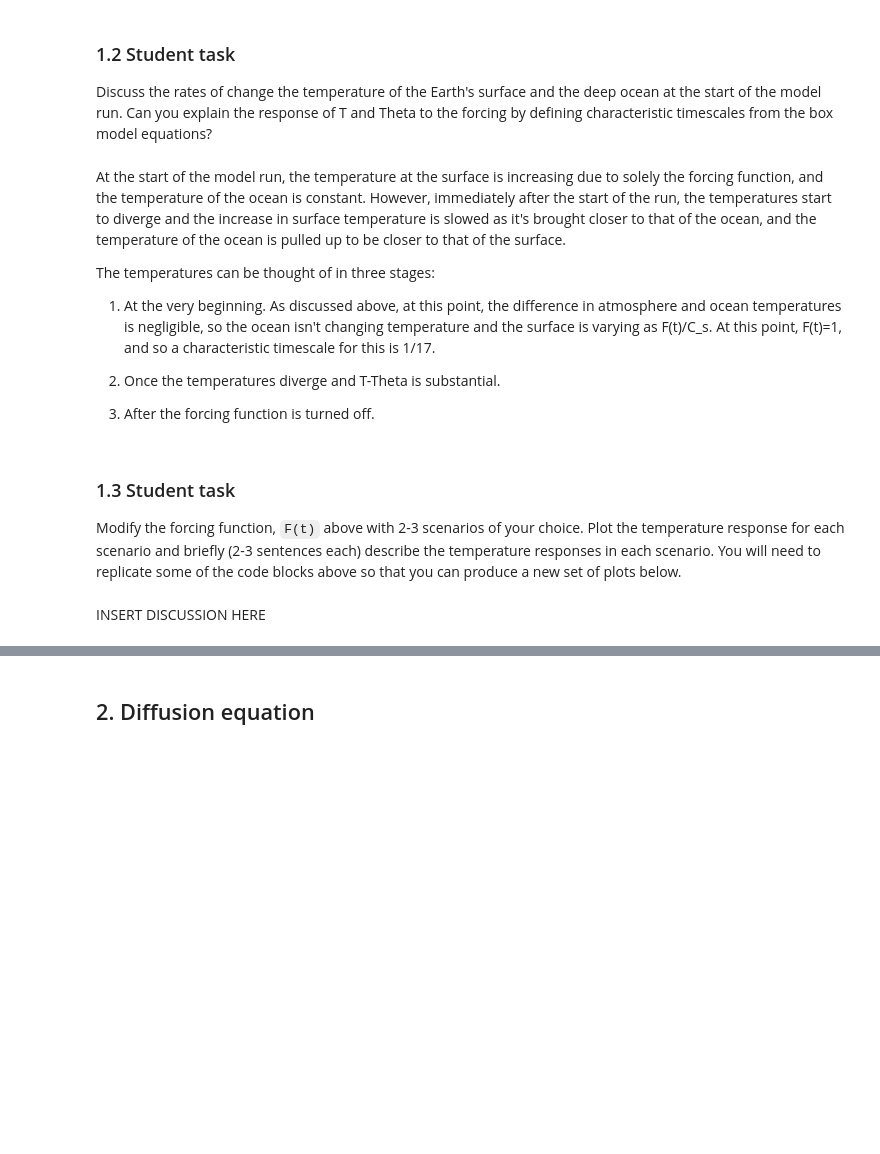
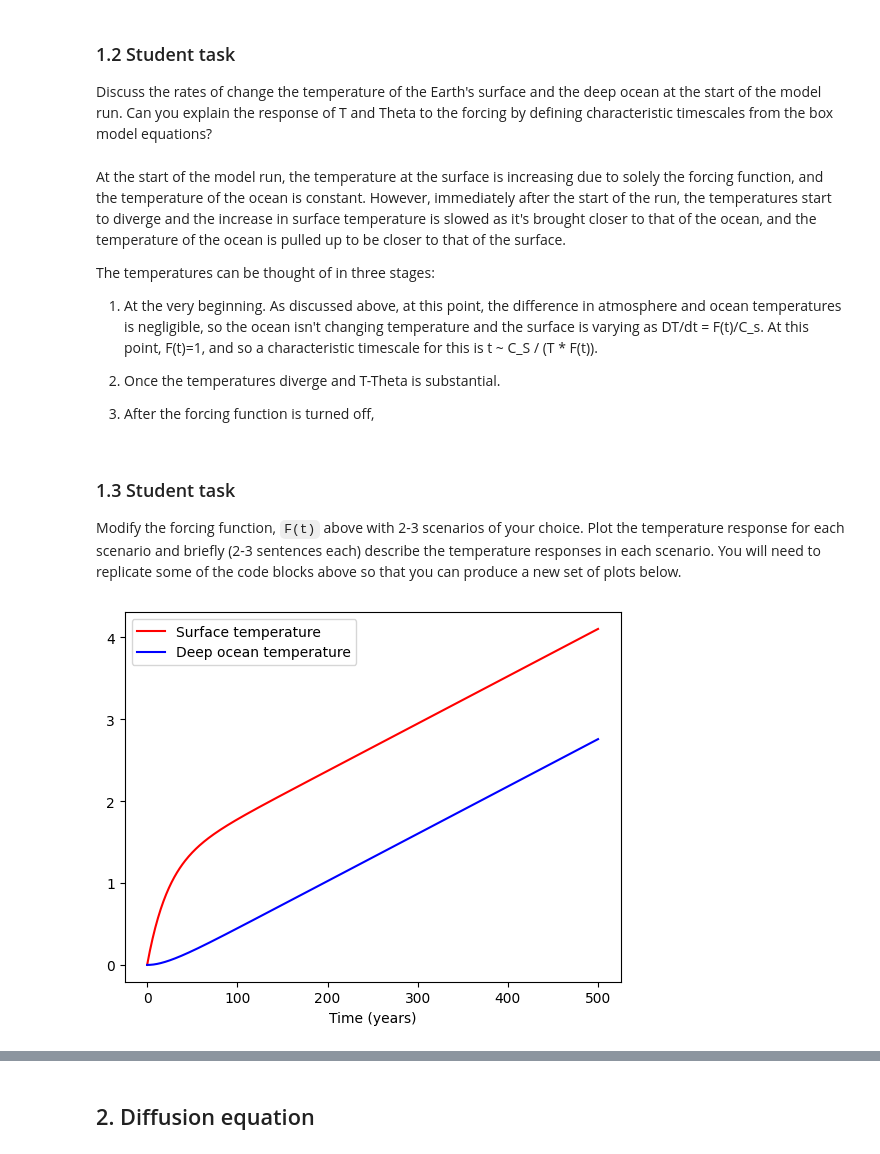
Before and after one commit to johnryantaylor/QCES, a Jupyter notebook: Project1_numerical_methods.ipynb, the cells around one changed output, grey strips where cells are left out. Drawn from its saved outputs; the diff is of its cells as text; code cells hidden in the pictures; blank space fills up the shorter version.

```diff
--- a/Project1_numerical_methods.ipynb
+++ b/Project1_numerical_methods.ipynb
@@ -83,7 +83,7 @@ def get_temps_for_forcing_fn(forcing_fn):
   T[0] = 0
   theta[0] = 0
   for i in range(0, Nt-1):
-      T[i+1] = T[i] + dt * (F(i) - gamma * (T[i] - theta[i])) / C_s
+      T[i+1] = T[i] + dt * (forcing_fn(i) - gamma * (T[i] - theta[i])) / C_s
       theta[i+1] = theta[i] + dt * gamma * (T[i] - theta[i]) / C_d
   return T, theta
 # %%
@@ -93,8 +93,8 @@ def get_plots_for_temps(T, theta):
   plt.legend(['Surface temperature','Deep ocean temperature'])
   plt.xlabel('Time (years)')
 # %%
-def get_plots_for_forcing_fn(forcing_fn):
-  T, theta = get_temps_for_forcing_fn(forcing_fn)
+def get_plots_for_forcing_fn(new_forcing_fn):
+  T, theta = get_temps_for_forcing_fn(new_forcing_fn)
   get_plots_for_temps(T, theta)
 # %% [markdown]
 ### 1.2 Student task
@@ -104,10 +104,10 @@ Discuss the rates of change the temperature of the Earth's surface and the deep
 At the start of the model run, the temperature at the surface is increasing due to solely the forcing function, and the temperature of the ocean is constant. However, immediately after the start of the run, the temperatures start to diverge and the increase in surface temperature is slowed as it's brought closer to that of the ocean, and the temperature of the ocean is pulled up to be closer to that of the surface.
 
 The temperatures can be thought of in three stages:
-1. At the very beginning. As discussed above, at this point, the difference in atmosphere and ocean temperatures is negligible, so the ocean isn't changing temperature and the surface is varying as F(t)/C_s. At this point, F(t)=1, and so a characteristic timescale for this is 1/17.
+1. At the very beginning. As discussed above, at this point, the difference in atmosphere and ocean temperatures is negligible, so the ocean isn't changing temperature and the surface is varying as DT/dt = F(t)/C_s. At this point, F(t)=1, and so a characteristic timescale for this is t ~ C_S / (T * F(t)).
 2. Once the temperatures diverge and T-Theta is substantial.
 
-3. After the forcing function is turned off.
+3. After the forcing function is turned off,
 # %% [markdown]
 ### 1.3 Student task
 <a id='section1pt3'></a>
@@ -117,2 +115,7 @@ Modify the forcing function, `F(t)` above with 2-3 scenarios of your choice. Plo
-# %% [markdown]
-INSERT DISCUSSION HERE
+# %%
+def linear_forcing_fn(t):
+  return 1
+
+get_plots_for_forcing_fn(linear_forcing_fn)
+# %% [output]
+[figure, added]
```
Also changed, not shown: parts of 20 cells of this notebook.
